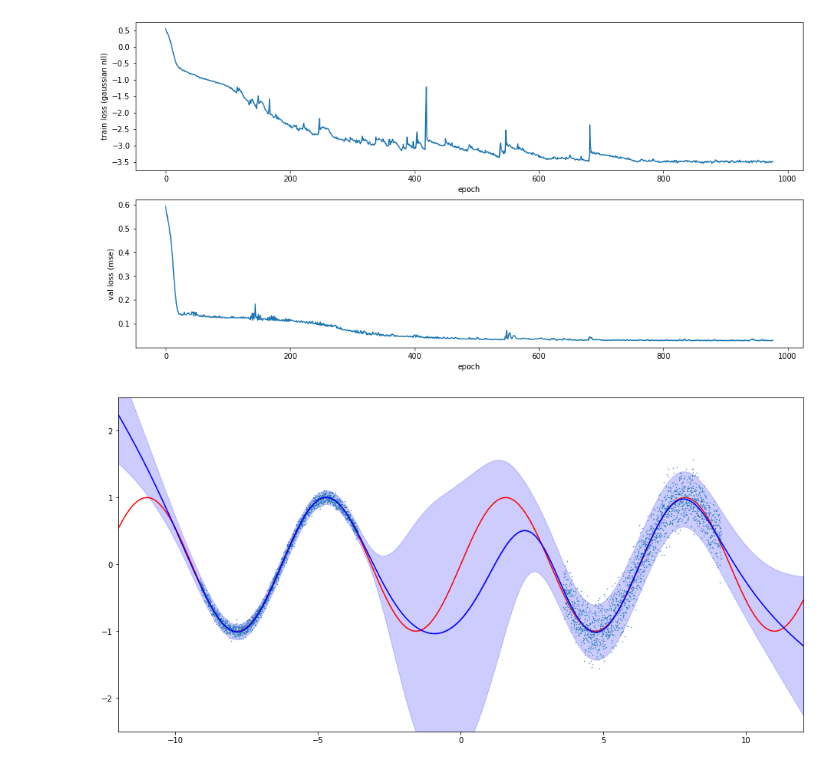
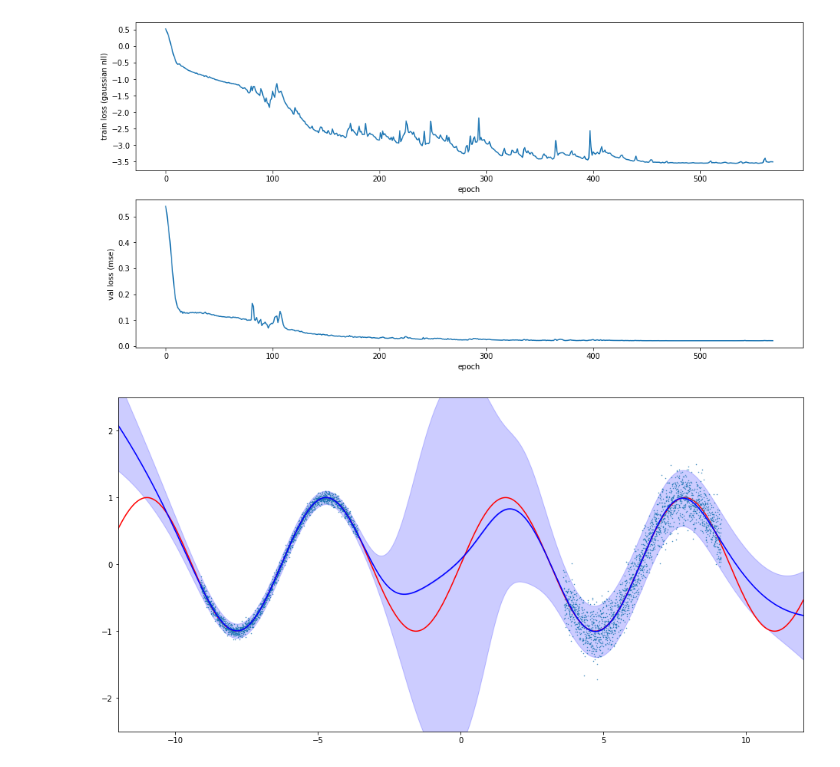
Before and after one commit to facebookresearch/mbrl-lib, a Jupyter notebook: notebooks/fit_ensemble_1d.ipynb, the cells around one changed output. Drawn from its saved outputs; the diff is of its cells as text; code cells hidden in the pictures.

```diff
--- a/notebooks/fit_ensemble_1d.ipynb
+++ b/notebooks/fit_ensemble_1d.ipynb
@@ -72,26 +72,26 @@ member_cfg = omegaconf.OmegaConf.create({
     "in_size": 1,
     "out_size": 1,
     "num_layers": 3,
-    "hid_size": 32,
+    "hid_size": 64,
     "use_silu": True
 })
 
 ensemble = models.BasicEnsemble(num_members, device, member_cfg)
-wrapper = models.DynamicsModelWrapper(ensemble, target_is_delta=False, normalize=True, learned_rewards=False)
+wrapper = models.ProprioceptiveModel(ensemble, target_is_delta=False, normalize=True, learned_rewards=False)
 # %%
 trainer = models.DynamicsModelTrainer(
     wrapper, dataset_train, dataset_val=dataset_val, optim_lr=0.003, weight_decay=5e-5)
-train_losses, val_losses = trainer.train(num_epochs=5000, patience=100)
+train_losses, val_losses = trainer.train(num_epochs=1000, patience=100)
 fig, ax = plt.subplots(2, 1, figsize=(16, 8))
 ax[0].plot(train_losses)
 ax[0].set_xlabel("epoch")
 ax[0].set_ylabel("train loss (gaussian nll)")
 ax[1].plot(val_losses)
 ax[1].set_xlabel("epoch")
 ax[1].set_ylabel("val loss (mse)")
 plt.show()
 # %% [output]
-[figure, old version]
+[figure, new version]
 # %%
 x_tensor = torch.from_numpy(x_data).unsqueeze(1).float().to(device)
 
@@ -114,4 +114,4 @@ plt.fill_between(x_data, y_pred - 2 * y_std, y_pred, color='b', alpha=0.2)
 plt.axis([-12, 12, -2.5, 2.5])
 plt.show()
 # %% [output]
-[figure, old version]
+[figure, new version]
```
Also changed, not shown: parts of 1 cell of this notebook, 3 other files.
